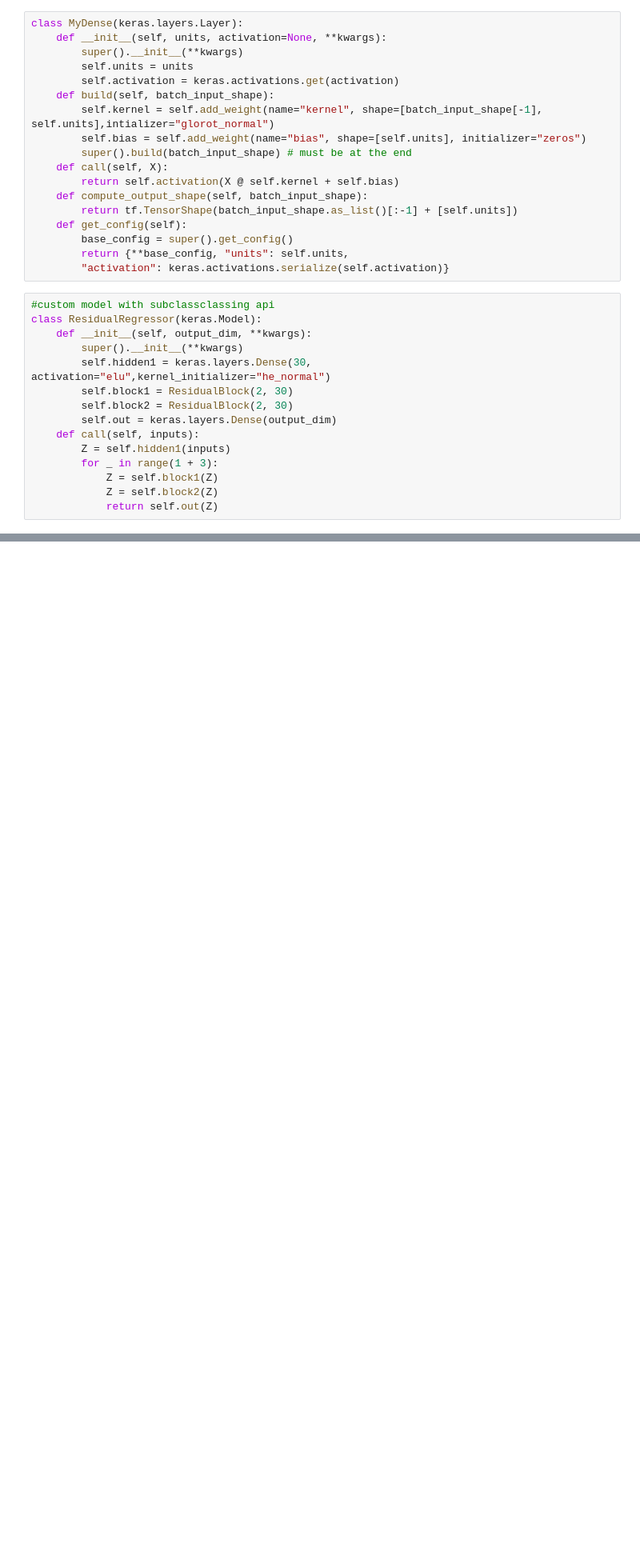
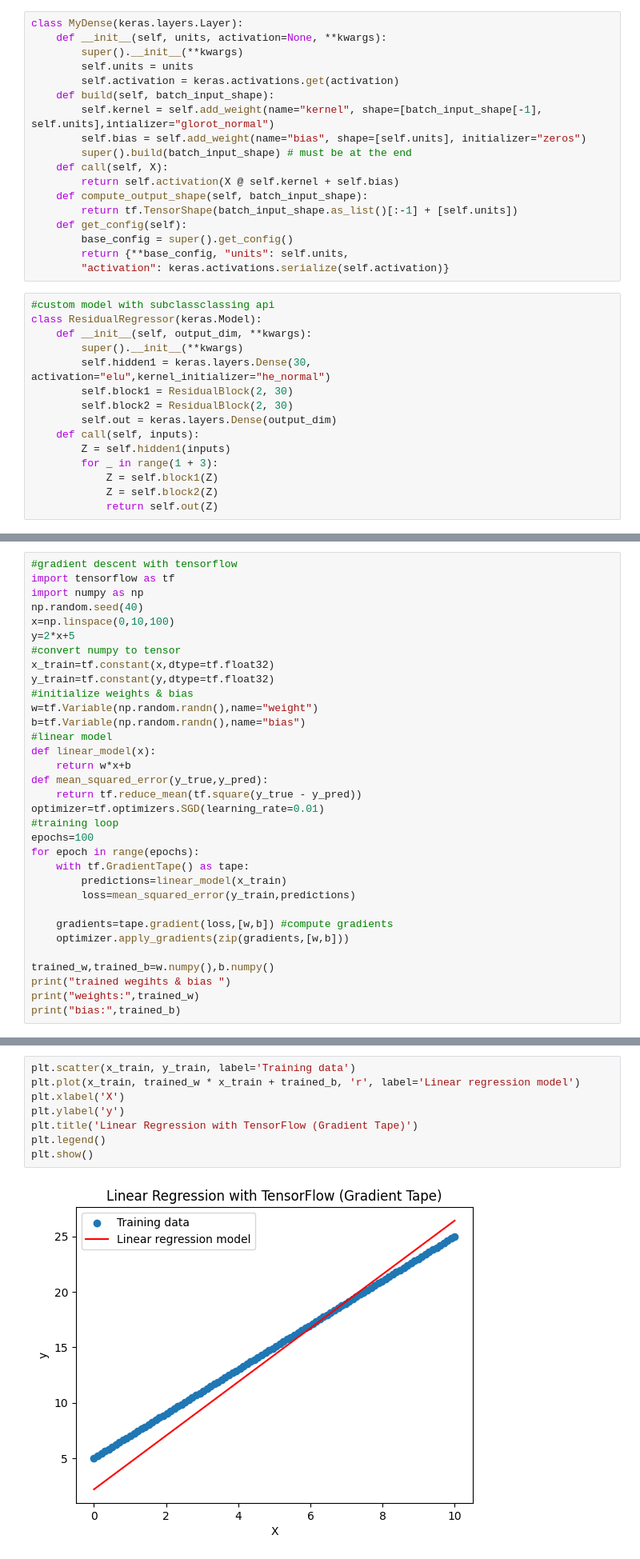
Before and after one commit to Ro-han12/deep_learning, a Jupyter notebook: tensorlfow.ipynb, the cells around one changed output, grey strips where cells are left out. Shown: that part at 80% size. Saved outputs shown, nothing was run; the diff lists cells and outputs as text; blank space fills up the shorter version.

```diff
--- a/tensorlfow.ipynb
+++ b/tensorlfow.ipynb
@@ -63,0 +116,33 @@ class ResidualRegressor(keras.Model):
+# %%
+#gradient descent with tensorflow
+import tensorflow as tf
+import numpy as np
+np.random.seed(40)
+x=np.linspace(0,10,100)
+y=2*x+5
+#convert numpy to tensor
+x_train=tf.constant(x,dtype=tf.float32)
+y_train=tf.constant(y,dtype=tf.float32)
+#initialize weights & bias
+w=tf.Variable(np.random.randn(),name="weight")
+b=tf.Variable(np.random.randn(),name="bias")
+#linear model
+def linear_model(x):
+    return w*x+b
+def mean_squared_error(y_true,y_pred):
+    return tf.reduce_mean(tf.square(y_true - y_pred))
+optimizer=tf.optimizers.SGD(learning_rate=0.01)
+#training loop
+epochs=100
+for epoch in range(epochs):
+    with tf.GradientTape() as tape:
+        predictions=linear_model(x_train)
+        loss=mean_squared_error(y_train,predictions)
+
+    gradients=tape.gradient(loss,[w,b]) #compute gradients
+    optimizer.apply_gradients(zip(gradients,[w,b]))
+
+trained_w,trained_b=w.numpy(),b.numpy()
+print("trained wegihts & bias ")
+print("weights:",trained_w)
+print("bias:",trained_b)
@@ -63,0 +154,10 @@ class ResidualRegressor(keras.Model):
+# %%
+plt.scatter(x_train, y_train, label='Training data')
+plt.plot(x_train, trained_w * x_train + trained_b, 'r', label='Linear regression model')
+plt.xlabel('X')
+plt.ylabel('y')
+plt.title('Linear Regression with TensorFlow (Gradient Tape)')
+plt.legend()
+plt.show()
+# %% [output]
+[figure, added]
```
Also changed, not shown: parts of 5 cells of this notebook, 2 other files.
